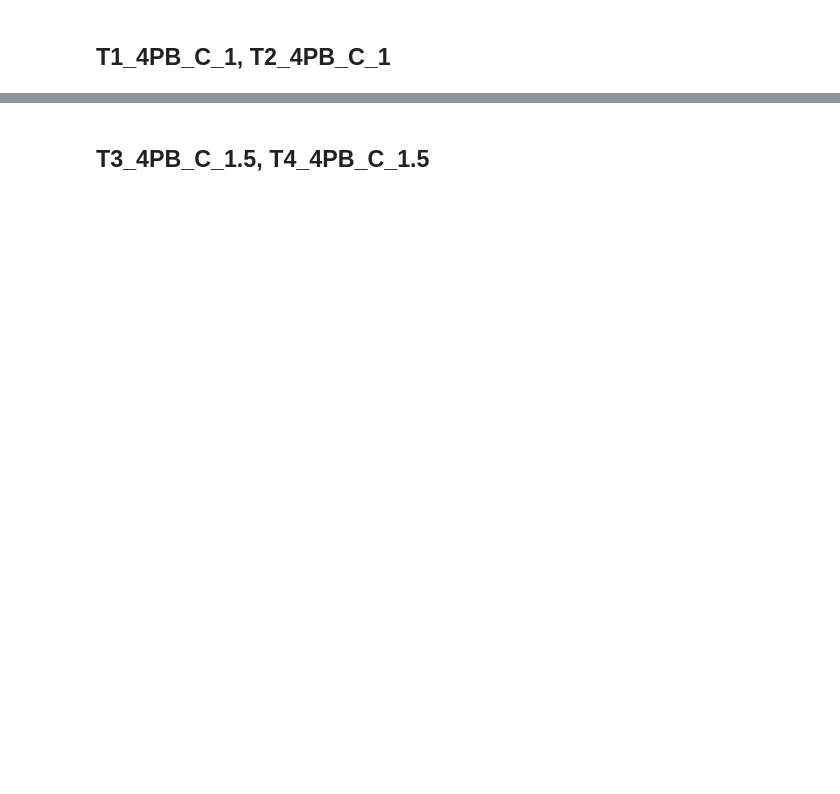
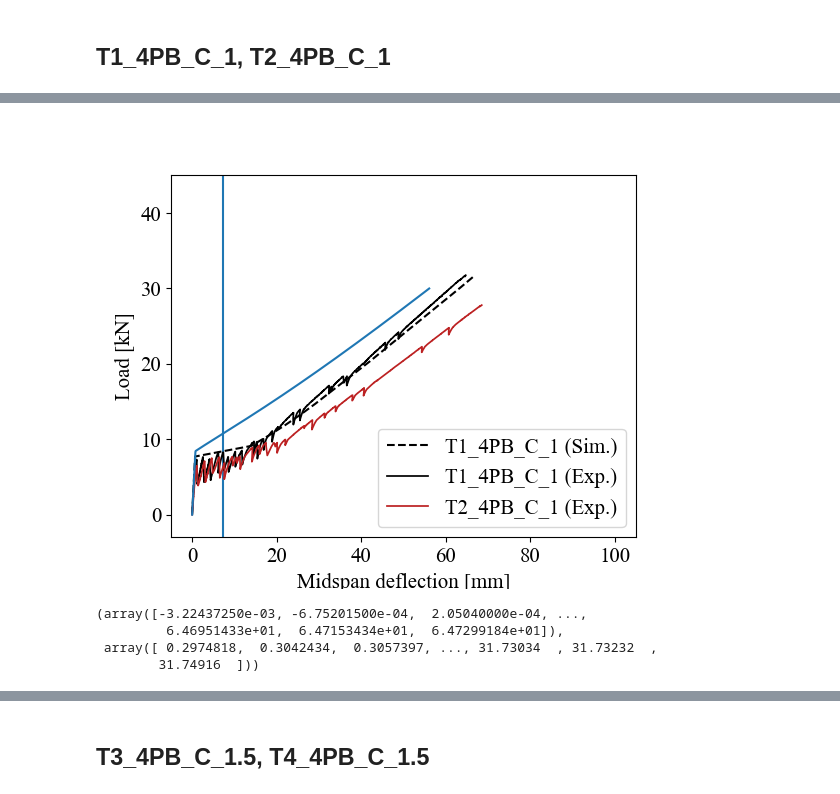
Before and after one commit to bmcs-group/bmcs_beam, a Jupyter notebook: notebooks/experimental_tests/model_validation_with_experimental_tests.ipynb, the cells around one changed output, grey strips where cells are left out. Saved outputs shown, nothing was run; the diff lists cells and outputs as text; code cells hidden in the pictures; blank space fills up the shorter version.

```diff
--- a/notebooks/experimental_tests/model_validation_with_experimental_tests.ipynb
+++ b/notebooks/experimental_tests/model_validation_with_experimental_tests.ipynb
@@ -207,0 +404,29 @@ plot_mk(1, dp1_2)
+# %%
+# Get load-deflection curve based on ACI deflection formulas
+ws = []
+fs = np.linspace(0, 30000, 200)
+for f in fs:
+    w, _ = ACI440.get_w(A_f=28.96,
+                     E_c = M1_E_cm,
+                     f_ct = M1_f_ctm,
+                     E_f=246525.28,
+                     M_a = (f/2)*600,
+                     f_c=98.63, h=99, b=303,
+                      d=89, l=1800, l_a=600,
+                     load_type='4pb')
+    ws.append(w)
+# %%
+fig, ax = plot_fw(1, r'T1_4PB_C_1', dp=dp1_2, color_i=0)
+plot_fw(2, r'T2_4PB_C_1', ax=ax, color_i=1)
+# fig.savefig('T1_T2_ld_exp_vs_sim.pdf')
+ax.plot(ws, fs/1000)
+fig.show()
+# %% [output]
+[figure, added]
+# %%
+get_exp_fw_asc(1, ax=ax)
+# %% [output]
+(array([-3.22437250e-03, -6.75201500e-04,  2.05040000e-04, ...,
+         6.46951433e+01,  6.47153434e+01,  6.47299184e+01]),
+ array([ 0.2974818,  0.3042434,  0.3057397, ..., 31.73034  , 31.73232  ,
+        31.74916  ]))
```
Also changed, not shown: parts of 59 cells of this notebook, 11 other files.
